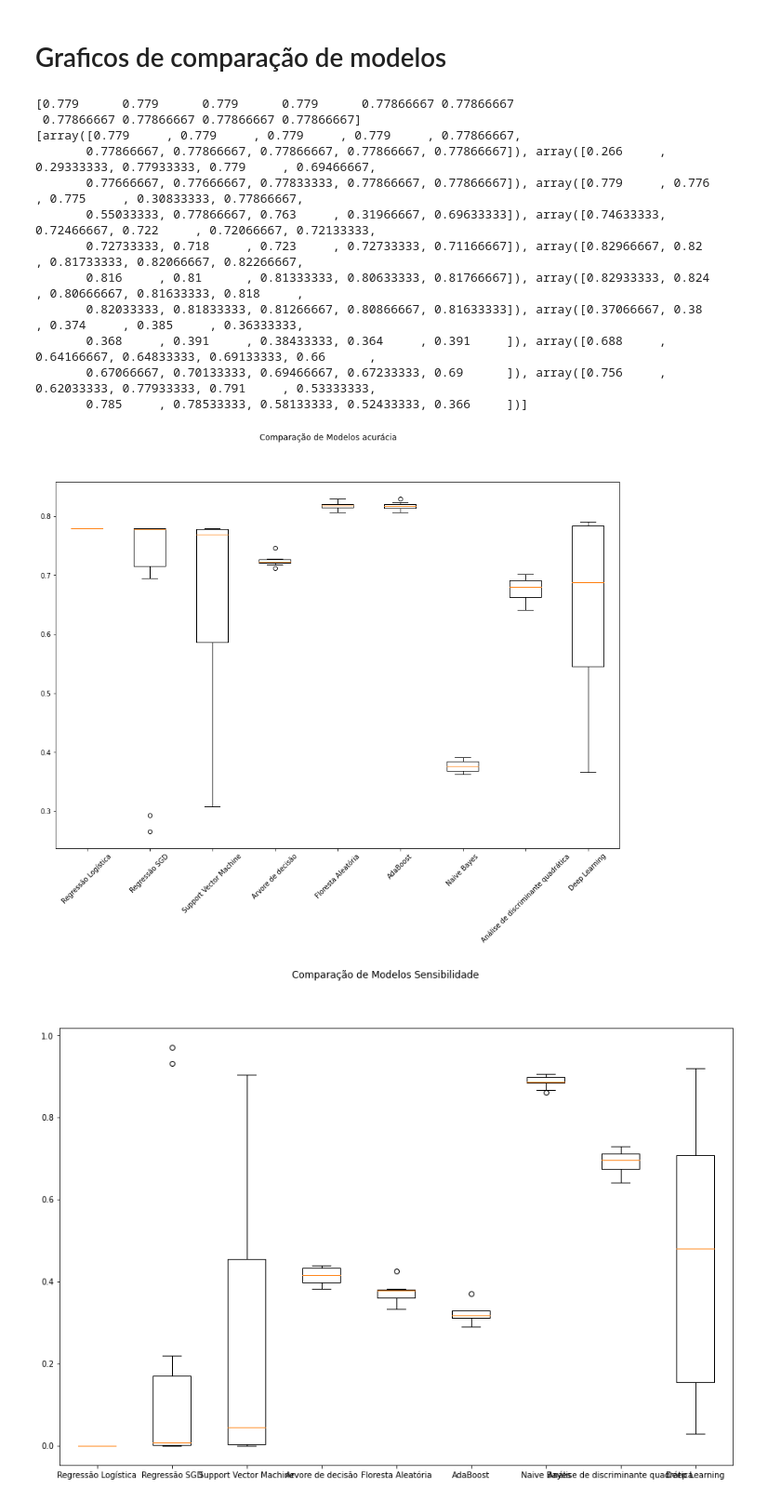
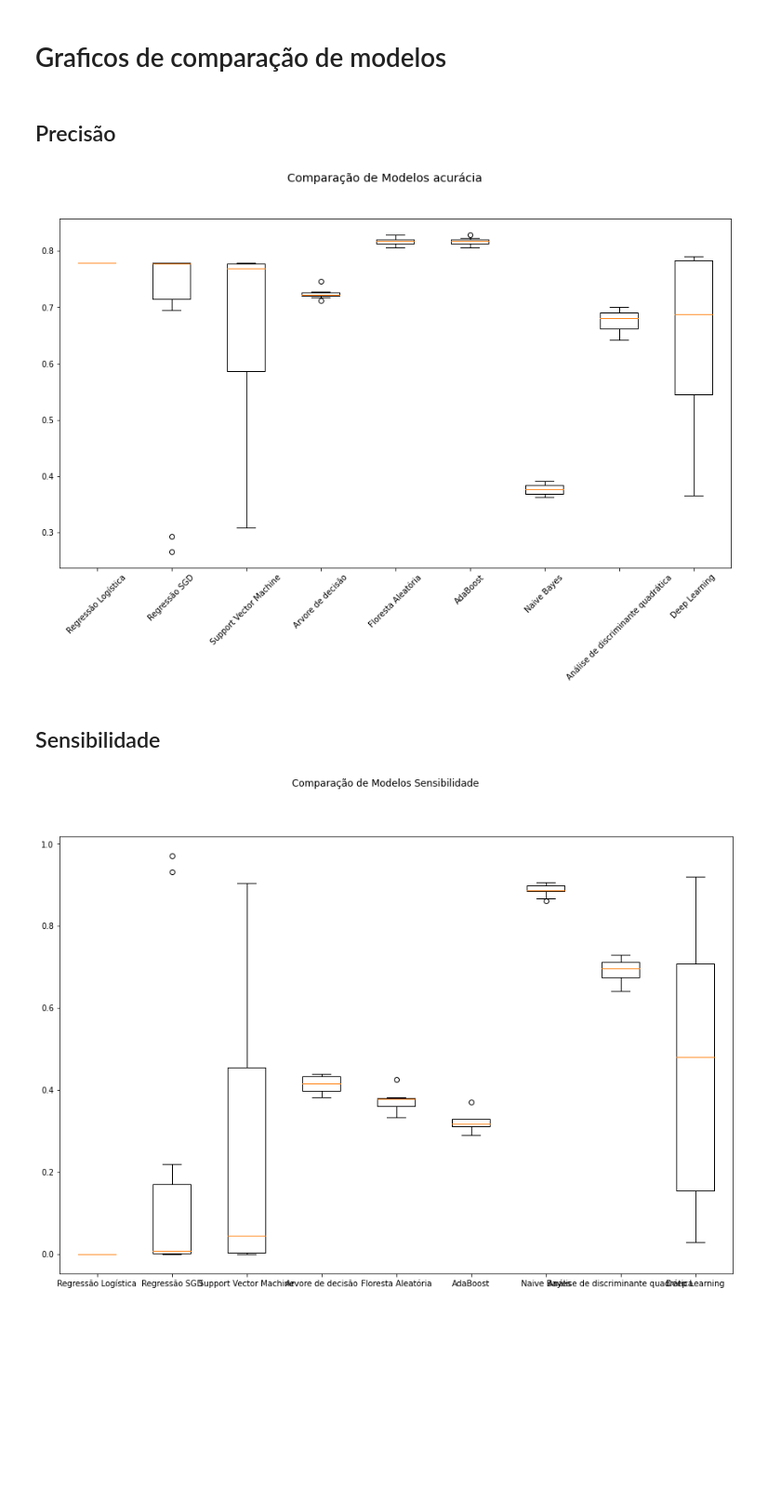
Before and after one commit to Torm198/LabEst2021.1, a Jupyter notebook: 3_montagem_dos_modelos.ipynb, the cells around one changed output. Shown at 93% size. Drawn from its saved outputs; the diff is of its cells as text; code cells hidden in the pictures; blank space fills up the shorter version.

```diff
--- a/3_montagem_dos_modelos.ipynb
+++ b/3_montagem_dos_modelos.ipynb
@@ -345,32 +345,26 @@ A precisão média com dez dobras é de 41.21 % com erro padrão de  14.94 %
 A sensibilidade média com dez dobras é de 43.87 % com erro padrão de  31.16 %
 # %% [markdown]
 # Graficos de comparação de modelos
+# %% [markdown]
+## Precisão
 # %%
 modelos = ['Regressão Logística','Regressão SGD', 'Support Vector Machine','Arvore de decisão', 'Floresta Aleatória','AdaBoost','Naive Bayes','Análise de discriminante quadrática', 'Deep Learning']
 
 acuracias = list(map(lambda x: x['test_accuracy'],resultados ))
 
-plt.rcParams["figure.figsize"] = (15,10)
+plt.rcParams["figure.figsize"] = (15,8)
+plt.rcParams["figure.titlesize"] = 'x-large'
+
 fig = plt.figure()
 fig.suptitle('Comparação de Modelos acurácia')
 ax = fig.add_subplot(111)
 plt.boxplot(acuracias)
 ax.set_xticklabels(modelos,rotation = 45)
 plt.show()
 # %% [output]
-[0.779      0.779      0.779      0.779      0.77866667 0.77866667
- 0.77866667 0.77866667 0.77866667 0.77866667]
-[array([0.779     , 0.779     , 0.779     , 0.779     , 0.77866667,
-       0.77866667, 0.77866667, 0.77866667, 0.77866667, 0.77866667]), array([0.266     , 0.29333333, 0.77933333, 0.779     , 0.69466667,
-       0.77666667, 0.77666667, 0.77833333, 0.77866667, 0.77866667]), array([0.779     , 0.776     , 0.775     , 0.30833333, 0.77866667,
-       0.55033333, 0.77866667, 0.763     , 0.31966667, 0.69633333]), array([0.74633333, 0.72466667, 0.722     , 0.72066667, 0.72133333,
-       0.72733333, 0.718     , 0.723     , 0.72733333, 0.71166667]), array([0.82966667, 0.82      , 0.81733333, 0.82066667, 0.82266667,
-       0.816     , 0.81      , 0.81333333, 0.80633333, 0.81766667]), array([0.82933333, 0.824     , 0.80666667, 0.81633333, 0.818     ,
-       0.82033333, 0.81833333, 0.81266667, 0.80866667, 0.81633333]), array([0.37066667, 0.38      , 0.374     , 0.385     , 0.36333333,
-       0.368     , 0.391     , 0.38433333, 0.364     , 0.391     ]), array([0.688     , 0.64166667, 0.64833333, 0.69133333, 0.66      ,
-       0.67066667, 0.70133333, 0.69466667, 0.67233333, 0.69      ]), array([0.756     , 0.62033333, 0.77933333, 0.791     , 0.53333333,
-       0.785     , 0.78533333, 0.58133333, 0.52433333, 0.366     ])]
-[figure, old version]
+[figure, new version]
+# %% [markdown]
+## Sensibilidade
 # %%
 sensibilidades = list(map(lambda x: x['test_recall'],resultados ))
 
```
Also changed, not shown: parts of 1 cell of this notebook.
